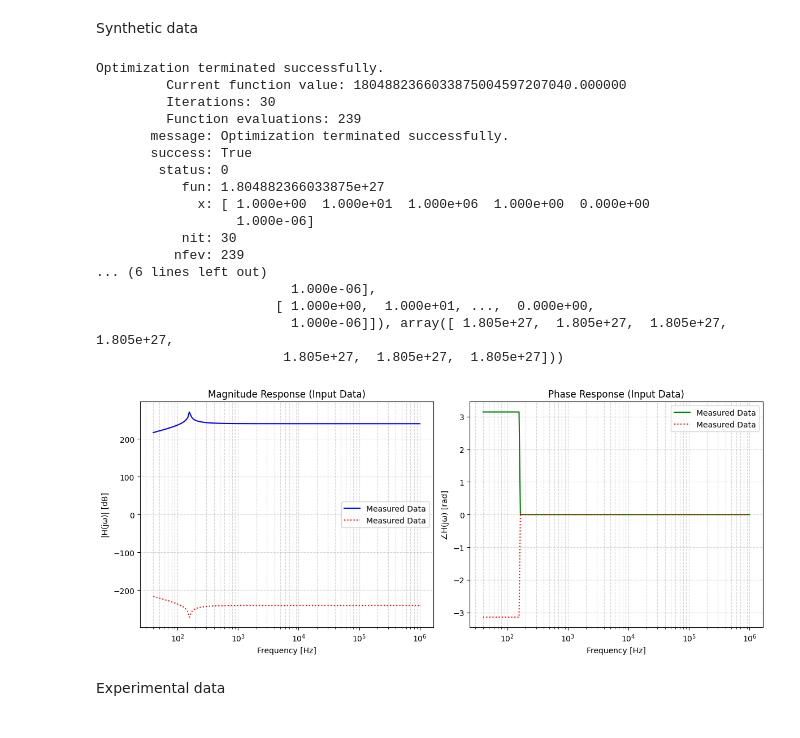
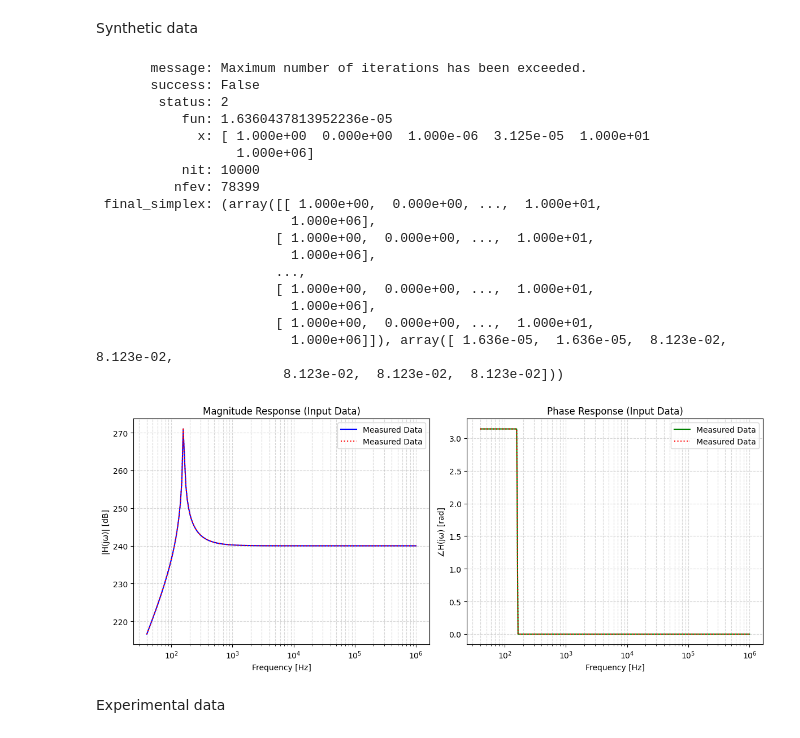
Before and after one commit to EvertonTrentoJR/FittingEIS2orderTF, a Jupyter notebook: coef_minimization_EIS.ipynb, the cells around one changed output. Saved outputs shown, nothing was run; the diff lists cells and outputs as text; code cells hidden in the pictures.

Commit message:
synthetic data working 2orderTF

```diff
--- a/coef_minimization_EIS.ipynb
+++ b/coef_minimization_EIS.ipynb
@@ -91,7 +89,7 @@ class InputDataSynthetic:
 # %%
 freq = np.logspace(np.log10(40), 6, 201)  # 40 Hz to 1 MHz in 201 points
 # syntheticParams = [1.0, 0.0, 1e-6, 10.0] # a0, a1, b0, b1 for first order TF
-syntheticParams  = [1.0, 10.0, 1e6, 1.0, 0.0, 1e-6]  # a0, a1, a2, b0, b1, b2 for second order TF
+syntheticParams  = [1.0, 0.0, 1e-6, 0.0, 10.0, 1e6]  # a0, a1, a2, b0, b1, b2 for second order TF
 order = 2
 
 input_data_synt = InputDataSynthetic(syntP=syntheticParams, freq=freq)
@@ -296,0 +201,20 @@ def pltFit(freq, mag_data, mag_fit, phase_data, phase_fit):
+# %%
+def loss_function_complex(params, freq, magphase_complex, order=2):
+
+    w = 2 * np.pi * np.asarray(freq, dtype=float)
+    jw = 1j * w
+
+    if order == 2:
+        a0, a1, a2, b0, b1, b2  = params
+        num = b0 + b1 * jw + b2 * (jw**2)
+        den = a0 + a1 * jw + a2 * (jw**2)
+        H = num / den
+    else:
+        a0, a1, b0, b1 = params
+        H = (a0 + a1 * jw) / (b0 + b1 * jw)
+
+    # Compare complex values in linear units
+    diff = H - np.asarray(magphase_complex)
+
+    # Sum of squared error as a scalar
+    return float(np.vdot(diff, diff).real)
@@ -302,45 +275,40 @@ initial_guess = [1.0, 10.0, 1e6, 1.0, 0.0, 1e-6]   # a0, a1, a2, b0, b1, b2 for
 # %% [markdown]
 Synthetic data
 # %%
-# result_synt = minimize(
-#     loss_function,
-#     initial_guess,
-#     args=(freq, mag_data, phase_data, order),
-#     method='Nelder-Mead',
-#     options={'maxiter': 10000, 'disp': True})
+initial_guess = [1.0, 0.0, 1e-6, 0.0, 10.0, 1e6]   # a1, a2, b0, b1, b2 for second order TF
 
-result_synt = minimize(
+result = minimize(
     loss_function_complex,
     initial_guess,
     args=(freq, magphase_complex, order),
     method='Nelder-Mead',
     options={'maxiter': 10000, 'disp': True})
 
-print(result_synt)
+print(result)
 
-optimized_params_synt = result_synt.x
-
-mag_fit_synt, phase_fit_synt = coef2spectrum(optimized_params_synt,freq,order=order)
-pltFit(freq, mag_data, mag_fit_synt, phase_data, phase_fit_synt)
+optimized_params_synt1 = result.x
+mag_fit_synt1, phase_fit_synt1 = coef2spectrum(optimized_params_synt1,freq,order=order)
+pltFit(freq, mag_data, mag_fit_synt1, phase_data, phase_fit_synt1)
 # %% [output]
-Optimization terminated successfully.
-         Current function value: 1804882366033875004597207040.000000
-         Iterations: 30
-         Function evaluations: 239
-       message: Optimization terminated successfully.
-       success: True
-        status: 0
-           fun: 1.804882366033875e+27
-             x: [ 1.000e+00  1.000e+01  1.000e+06  1.000e+00  0.000e+00
-                  1.000e-06]
-           nit: 30
-          nfev: 239
-... (6 lines left out)
-                         1.000e-06],
-                       [ 1.000e+00,  1.000e+01, ...,  0.000e+00,
-                         1.000e-06]]), array([ 1.805e+27,  1.805e+27,  1.805e+27,  1.805e+27,
-                        1.805e+27,  1.805e+27,  1.805e+27]))
+       message: Maximum number of iterations has been exceeded.
+       success: False
+        status: 2
+           fun: 1.6360437813952236e-05
+             x: [ 1.000e+00  0.000e+00  1.000e-06  3.125e-05  1.000e+01
+                  1.000e+06]
+           nit: 10000
+          nfev: 78399
+ final_simplex: (array([[ 1.000e+00,  0.000e+00, ...,  1.000e+01,
+                         1.000e+06],
+                       [ 1.000e+00,  0.000e+00, ...,  1.000e+01,
+                         1.000e+06],
+                       ...,
+                       [ 1.000e+00,  0.000e+00, ...,  1.000e+01,
+                         1.000e+06],
+                       [ 1.000e+00,  0.000e+00, ...,  1.000e+01,
+                         1.000e+06]]), array([ 1.636e-05,  1.636e-05,  8.123e-02,  8.123e-02,
+                        8.123e-02,  8.123e-02,  8.123e-02]))
-[figure, old version]
+[figure, new version]
 # %% [markdown]
 Experimental data
 # %% [markdown]
```
Also changed, not shown: parts of 5 cells of this notebook.
